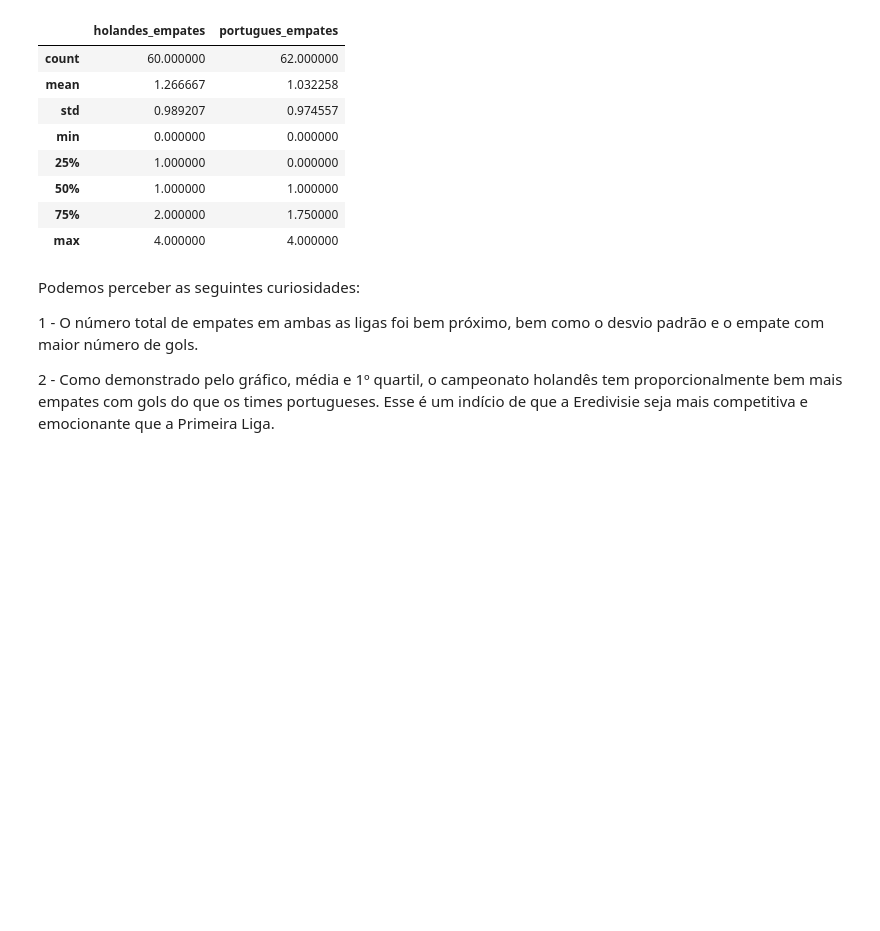
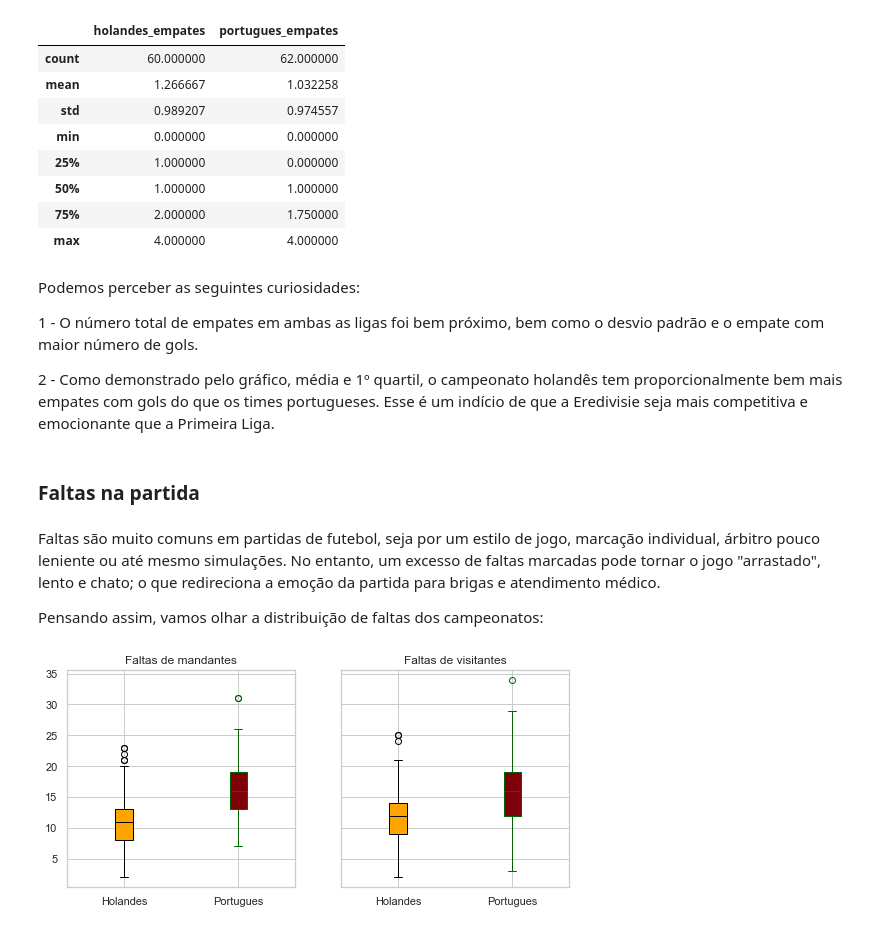
Before and after one commit to RamonMoreiraUnb/ce2Python, a Jupyter notebook: Trabalho CE2.ipynb, the cells around one changed output. Saved outputs shown, nothing was run; the diff lists cells and outputs as text; code cells hidden in the pictures; blank space fills up the shorter version.

```diff
--- a/Trabalho CE2.ipynb
+++ b/Trabalho CE2.ipynb
@@ -330,3 +498,44 @@ Podemos perceber as seguintes curiosidades:
 1 - O número total de empates em ambas as ligas foi bem próximo, bem como o desvio padrão e o empate com maior número de gols.
 
 2 - Como demonstrado pelo gráfico, média e 1º quartil, o campeonato holandês tem proporcionalmente bem mais empates com gols do que os times portugueses. Esse é um indício de que a Eredivisie seja mais competitiva e emocionante que a Primeira Liga.
+# %% [markdown]
+### Faltas na partida
+# %% [markdown]
+Faltas são muito comuns em partidas de futebol, seja por um estilo de jogo, marcação individual, árbitro pouco leniente ou até mesmo simulações. No entanto, um excesso de faltas marcadas pode tornar o jogo "arrastado", lento e chato; o que redireciona a emoção da partida para brigas e atendimento médico.
+
+Pensando assim, vamos olhar a distribuição de faltas dos campeonatos:
+# %%
+faltas_dentro = [holandes.HF, portugues.HF]
+faltas_fora = [holandes.AF, portugues.AF]
+cores = ["orange", "black"]
+legendas = ["Holandês", "Português"]
+
+fig, (graf1, graf2) = plt.subplots(nrows = 1, ncols = 2, figsize = (9, 4), sharey = True)
+
+for i in range(2):
+    graf1.boxplot(faltas_dentro[i], patch_artist = True, positions = [i + 1],
+                               boxprops = dict(facecolor = cores[i], color = cores[i + 1]),
+                               capprops = dict(color = cores[i + 1]),
+                               whiskerprops = dict(color = cores[i + 1]),
+                               flierprops = dict(color = cores[i + 1], markeredgecolor = cores[i + 1]),
+                               medianprops = dict(color = cores[i + 1]))
+
+    graf2.boxplot(faltas_fora[i], patch_artist = True, positions = [i + 1],
+                               boxprops = dict(facecolor = cores[i], color = cores[i + 1]),
+                               capprops = dict(color = cores[i + 1]),
+                               whiskerprops = dict(color = cores[i + 1]),
+                               flierprops = dict(color = cores[i + 1], markeredgecolor = cores[i + 1]),
+                               medianprops = dict(color = cores[i + 1]))
+    if i == 0:
+        cores[1] = "#7E0008"
+        cores.append("#006400")
+
+graf1.set_title('Faltas de mandantes')
+graf2.set_title('Faltas de visitantes')
+graf1.set_xticklabels(['Holandes', 'Portugues'])
+graf2.set_xticklabels(['Holandes', 'Portugues'])
+
+
+plt.show()
+# %% [output]
+[figure, added]
```
Also changed, not shown: parts of 28 cells of this notebook.
